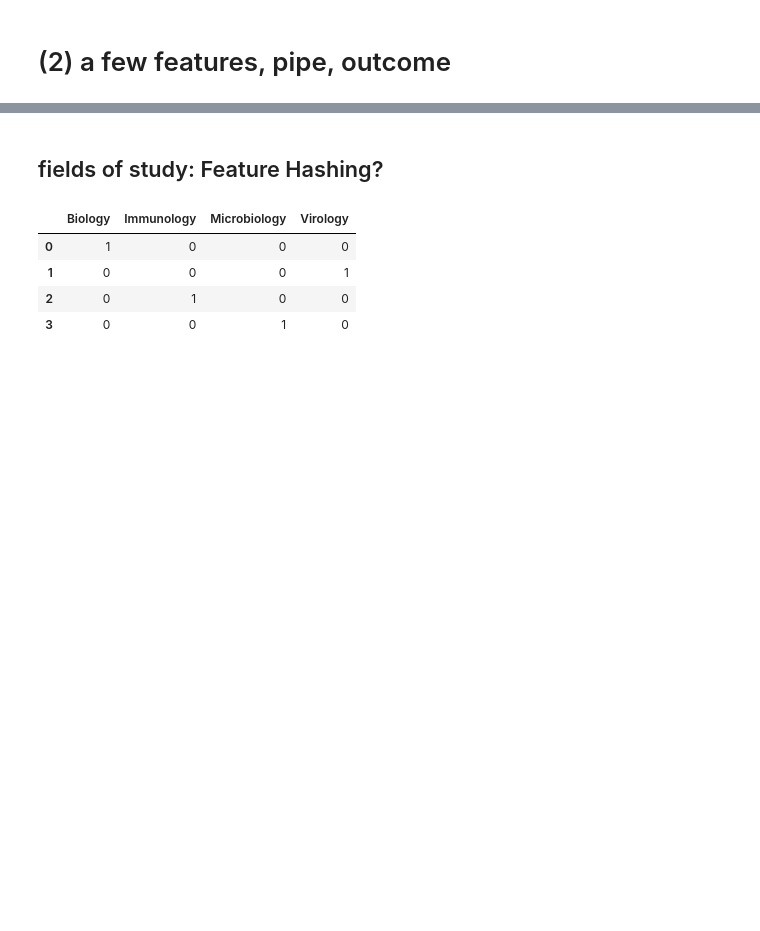
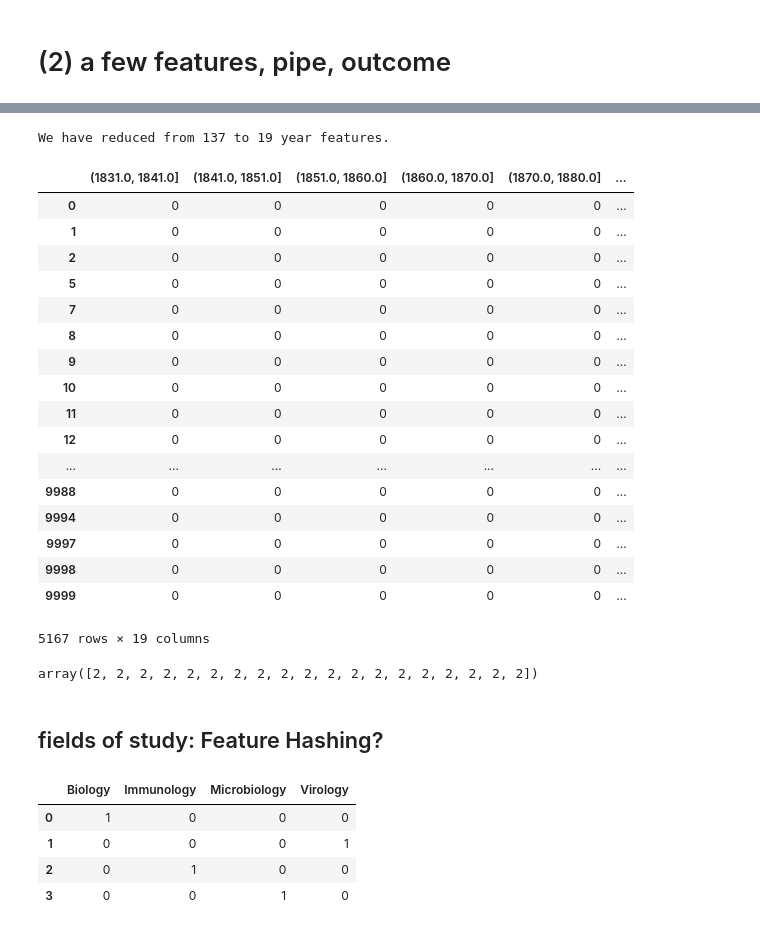
Before and after one commit to alicezheng/feature-engineering-book, a Jupyter notebook: End-to-End Example 1 - Academic paper recommender.ipynb, the cells around one changed output, grey strips where cells are left out. Cells and saved outputs as stored; diff of their text form; code cells hidden in the pictures; blank space fills up the shorter version.

```diff
--- a/End-to-End Example 1 - Academic paper recommender.ipynb
+++ b/End-to-End Example 1 - Academic paper recommender.ipynb
@@ -197,2 +187,6 @@ Name: 1021, dtype: object
 # %% [markdown]
 # (2) a few features, pipe, outcome
+# %%
+# first, let's start a new dataframe for our new features
+
+new_df = pd.DataFrame(index = model_df.index)
@@ -227,3 +258,41 @@ X_year.head()
+# %%
+# now we only have as many bins as we created(grouping together by 10 years)
+print('We have reduced from', len(model_df['year'].unique()),
+      'to', len(new_df['yearBinned'].values.unique()), 'year features.')
+# %% [output]
+We have reduced from 137 to 19 year features.
+# %%
+pd.get_dummies(new_df['yearBinned'])
+# %% [output]
+|  | (1831.0, 1841.0] | (1841.0, 1851.0] | (1851.0, 1860.0] | (1860.0, 1870.0] | (1870.0, 1880.0] | ... |
+| 0 | 0 | 0 | 0 | 0 | 0 | ... |
+| 1 | 0 | 0 | 0 | 0 | 0 | ... |
+| 2 | 0 | 0 | 0 | 0 | 0 | ... |
+| 5 | 0 | 0 | 0 | 0 | 0 | ... |
+| 7 | 0 | 0 | 0 | 0 | 0 | ... |
+| 8 | 0 | 0 | 0 | 0 | 0 | ... |
+| 9 | 0 | 0 | 0 | 0 | 0 | ... |
+| 10 | 0 | 0 | 0 | 0 | 0 | ... |
+| 11 | 0 | 0 | 0 | 0 | 0 | ... |
+| 12 | 0 | 0 | 0 | 0 | 0 | ... |
+| ... | ... | ... | ... | ... | ... | ... |
+| 9988 | 0 | 0 | 0 | 0 | 0 | ... |
+| 9994 | 0 | 0 | 0 | 0 | 0 | ... |
+| 9997 | 0 | 0 | 0 | 0 | 0 | ... |
+| 9998 | 0 | 0 | 0 | 0 | 0 | ... |
+| 9999 | 0 | 0 | 0 | 0 | 0 | ... |
+5167 rows × 19 columns
+# %%
+# need to turn categories into columns, then mark w/ 1 or 0 for each
+# sklearn to the rescue!
+
+from sklearn.preprocessing import OneHotEncoder
+enc = OneHotEncoder()
+
+enc.fit(pd.get_dummies(new_df['yearBinned']))
+enc.n_values_
+# %% [output]
+array([2, 2, 2, 2, 2, 2, 2, 2, 2, 2, 2, 2, 2, 2, 2, 2, 2, 2, 2])
 # %% [markdown]
 ## fields of study: Feature Hashing?
 # %%
```
Also changed, not shown: parts of 23 cells of this notebook.
